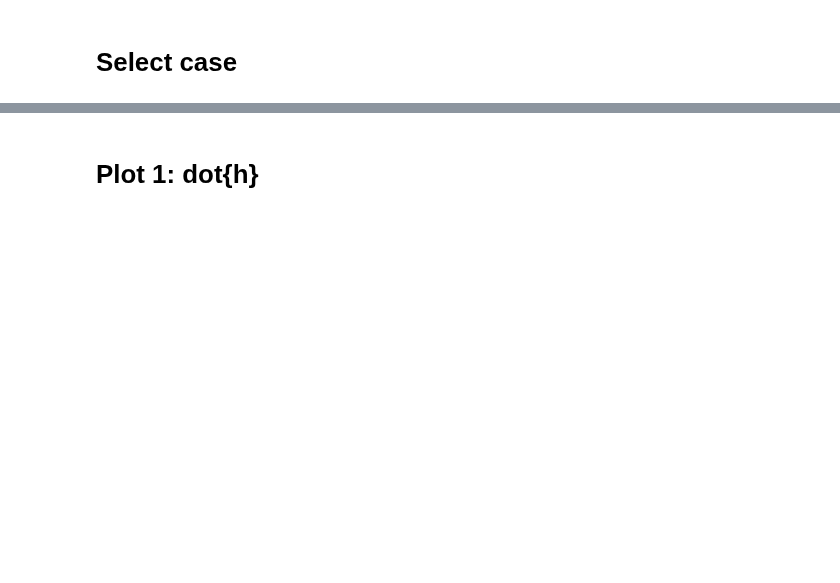
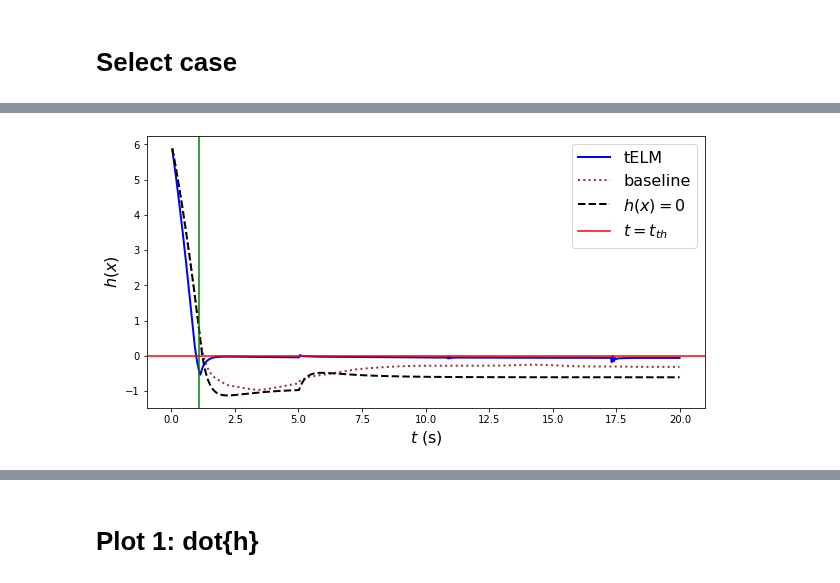
Before and after one commit to EmanuelSamir/adaptive-learning-qpcbfclf-elm, a Jupyter notebook: notebook/plotter.ipynb, the cells around one changed output, grey strips where cells are left out. Saved outputs shown, nothing was run; the diff lists cells and outputs as text; code cells hidden in the pictures; blank space fills up the shorter version.

Commit message:
plots num ready

```diff
--- a/notebook/plotter.ipynb
+++ b/notebook/plotter.ipynb
@@ -11,8 +11,8 @@ lr_pres =  [1e-3]   #[1e-2, 1e-3]
 lr_posts =  [1e-3]  #[1e-2]
 lrs = [1e-2]
 
-z0s = [28,32,36] #[36]#[30,32,34,38]  #[30, 34, 38]
-v0s = [20,22,24] # [20]#[20,22,24,26]
+z0s = [45] #[36]#[30,32,34,38]  #[30, 34, 38]
+v0s = [20] # [20]#[20,22,24,26]
 funcs = ["step", "sin", "square"]
 
 cases = len(list(itertools.product(lr_pres, lr_posts, z0s, v0s)))
@@ -47,7 +47,7 @@ for lr_pre, lr_post, z0, v0 in itertools.product(lr_pres, lr_posts, z0s, v0s):
         df = pd.read_csv(path)
 
         #ax[i,j].axhline(y=0., color='r', linestyle='-')
-        ax[i,j].plot(df['h'][t_min:t_max])
+        ax[i,j].plot(1.8*df['v'][t_min:t_max])
         #ax[i,j].plot(np.abs(df['dhe_real'][t_min:t_max].values - df['dhe'][t_min:t_max].values),linewidth=4,linestyle='dashed')
         #ax[i,j].plot(df['dhe'][t_min:t_max], linewidth=3)
         ax[i,j].set_title("lr_pre:{},lr_post:{},z0:{},v0:{},func:{}".format(lr_pre, lr_post, z0, v0, func), fontsize = 20)
@@ -70,7 +70,7 @@ for lr, z0, v0 in itertools.product(lrs, z0s, v0s):
         ax[i,j].legend(['elm','dummy','sgd'], fontsize = 14)
 
         ax[i,j].set_title("lr:{},z0:{},v0:{},func:{}".format(lr, z0, v0, func), fontsize = 20)
-        ax[i,j].set_ylim([-0.5,0.5])
+        #ax[i,j].set_ylim([-0.5,0.5])
 
 
     i=i+1
@@ -146,0 +77,57 @@ for lr, z0, v0 in itertools.product(lrs, z0s, v0s):
+# %%
+lr_pres =  [1e-3]   #[1e-2, 1e-3]
+lr_posts =  [1e-2]  #[1e-2]
+z0s = [42] #[28,30,32,34,38] #[36]#[30,32,34,38]  #[30, 34, 38]
+v0s = [20]#,17,19,20]
+funcs = ["step"] # Square or sin
+
+# Path for saving data
+data_dir = '../data/elm'
+data_dir_dummy = '../data/dummy'
+data_dir_sgd= '../data/sgd'
+
+t_init = 3
+t_end = -1
+f, ax = plt.subplots(1,1, figsize = (10,5))
+
+t_spc = np.arange(0.04,20,0.01)
+
+
+i = 0
+for lr_pre, lr_post, z0, v0, func in itertools.product(lr_pres, lr_posts, z0s, v0s, funcs):
+   fn = "lr_pre_{}_lr_post_{}_z0_{}_v0_{}_func_{}.csv".format(lr_pre, lr_post, z0, v0, func)
+   path = os.path.join(data_dir, fn)
+   fn = "z0_{}_v0_{}_func_{}.csv".format(z0, v0, func)
+   path_dummy =  os.path.join(data_dir_dummy, fn)
+   df = pd.read_csv(path)
+   #ax.plot(t_spc, df['v'][t_init:t_end], color = 'blue', linestyle = "-", linewidth = 2)
+   #ax.plot(t_spc, df['v_lead'][t_init:t_end], color = 'orange', linestyle = "-", linewidth = 2)
+   ax.plot(t_spc, df['h'][t_init:t_end], color = 'blue', linestyle = "-", linewidth = 2)
+
+
+   fn = "lr_{}_z0_{}_v0_{}_func_{}.csv".format(lr, z0, v0, func)
+   path_sgd =  os.path.join(data_dir_sgd, fn)
+   df_sgd = pd.read_csv(path_sgd)
+
+   #ax.plot(t_spc, 10*df['u'][t_init:t_end], color = 'orange', linestyle = "-", linewidth = 2)
+
+   df_dummy = pd.read_csv(path_dummy)
+   ax.plot(t_spc, df_sgd['h'][t_init:t_end], color = 'brown', linestyle = ":", linewidth = 2)
+   ax.plot(t_spc, df_dummy['h'][t_init:t_end], color = 'black', linestyle = "--", linewidth = 2)# - df['dhe_real'][t_init:t_end])
+
+   #ax[i].plot(df_dummy['h'][t_init:t_end])# - df_dummy['dhe_real'][t_init:t_end])
+   #ax[i].plot(df['dhe_real'][t_init:t_end])
+   #ax[i].set_ylim([-1,1])
+   ax.axhline(y=0, color='r', linestyle='-')
+   ax.axvline(x=110*0.01, color='green', linestyle='-')
+   ax.set_ylabel(r'$h(x)$', fontsize = 16)
+   ax.set_xlabel(r'$t$ (s)', fontsize = 16)
+   ax.legend(["tELM", "baseline","$h(x)=0$","$t=t_{th}$"], fontsize = 16)
+   #ax.xticks(fontsize=14)
+   #ax.yticks(fontsize=14)
+   plt.tick_params(axis = "both", which="minor", labelsize = 12)
+   i+=1
+
+f.savefig("num_step_h.pdf")
+# %% [output]
+[figure, added]
```
Also changed, not shown: parts of 5 cells of this notebook, 9 other files.
